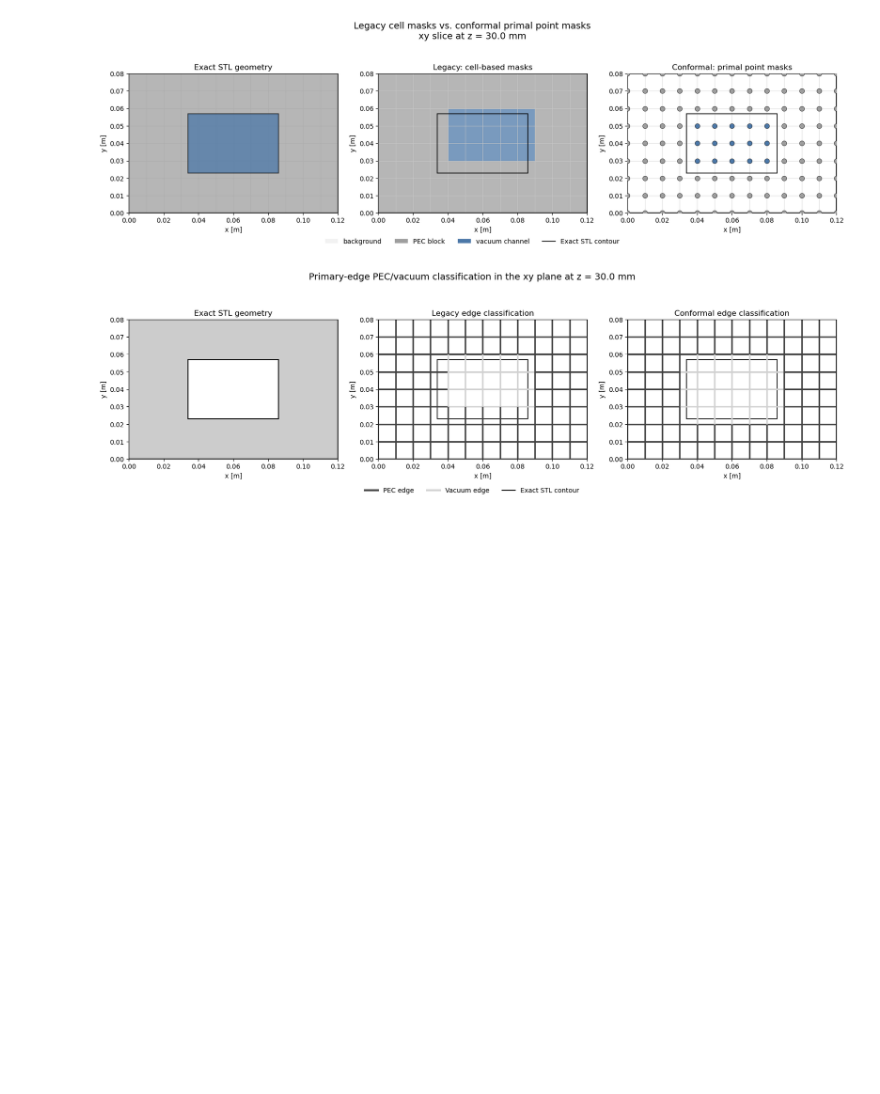
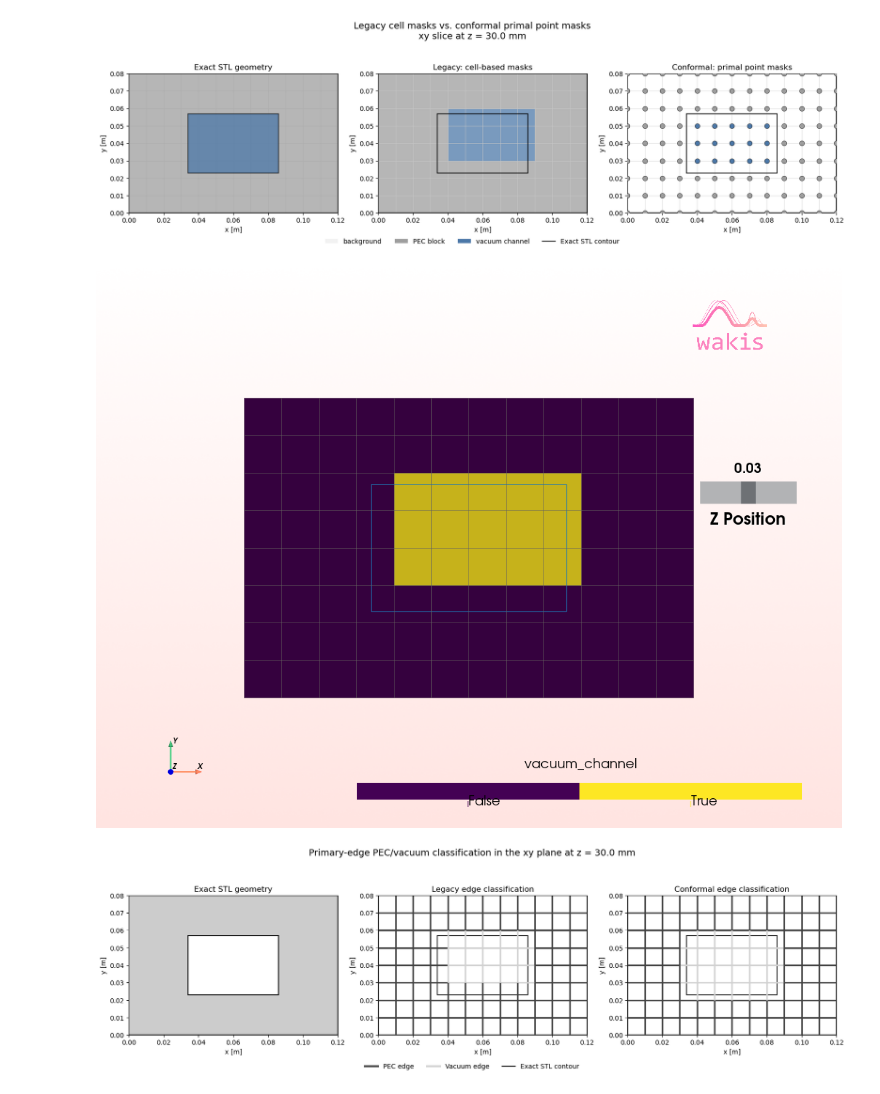
Before and after one commit to hschreib-tet/Wakis, a Jupyter notebook: notebooks/007_pec_edge_classification_legacy_vs_conformal.ipynb, the cells around one changed output. Drawn from its saved outputs; the diff is of its cells as text; code cells hidden in the pictures; blank space fills up the shorter version.

```diff
--- a/notebooks/007_pec_edge_classification_legacy_vs_conformal.ipynb
+++ b/notebooks/007_pec_edge_classification_legacy_vs_conformal.ipynb
@@ -552,6 +557,10 @@ fig.suptitle(
 plt.show()
 # %% [output]
 [figure]
+# %%
+grid_legacy.plot_stl_mask_slice("vacuum_channel", plane="XY")
+# %% [output]
+[figure, added]
 # %%
 def draw_geometry_reference(ax):
     # Exact PEC shell / vacuum channel cross-section
```
Also changed, not shown: parts of 2 cells of this notebook.
